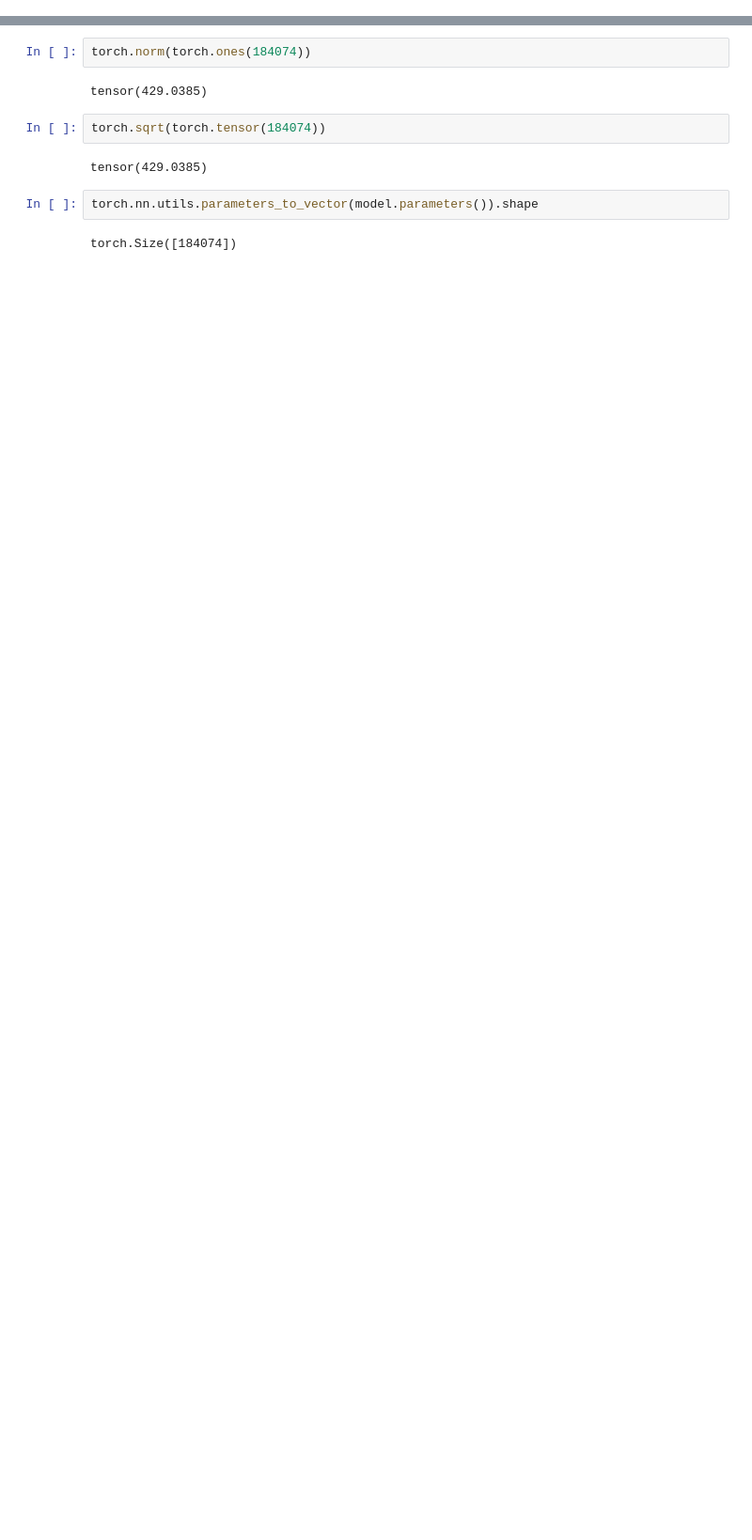
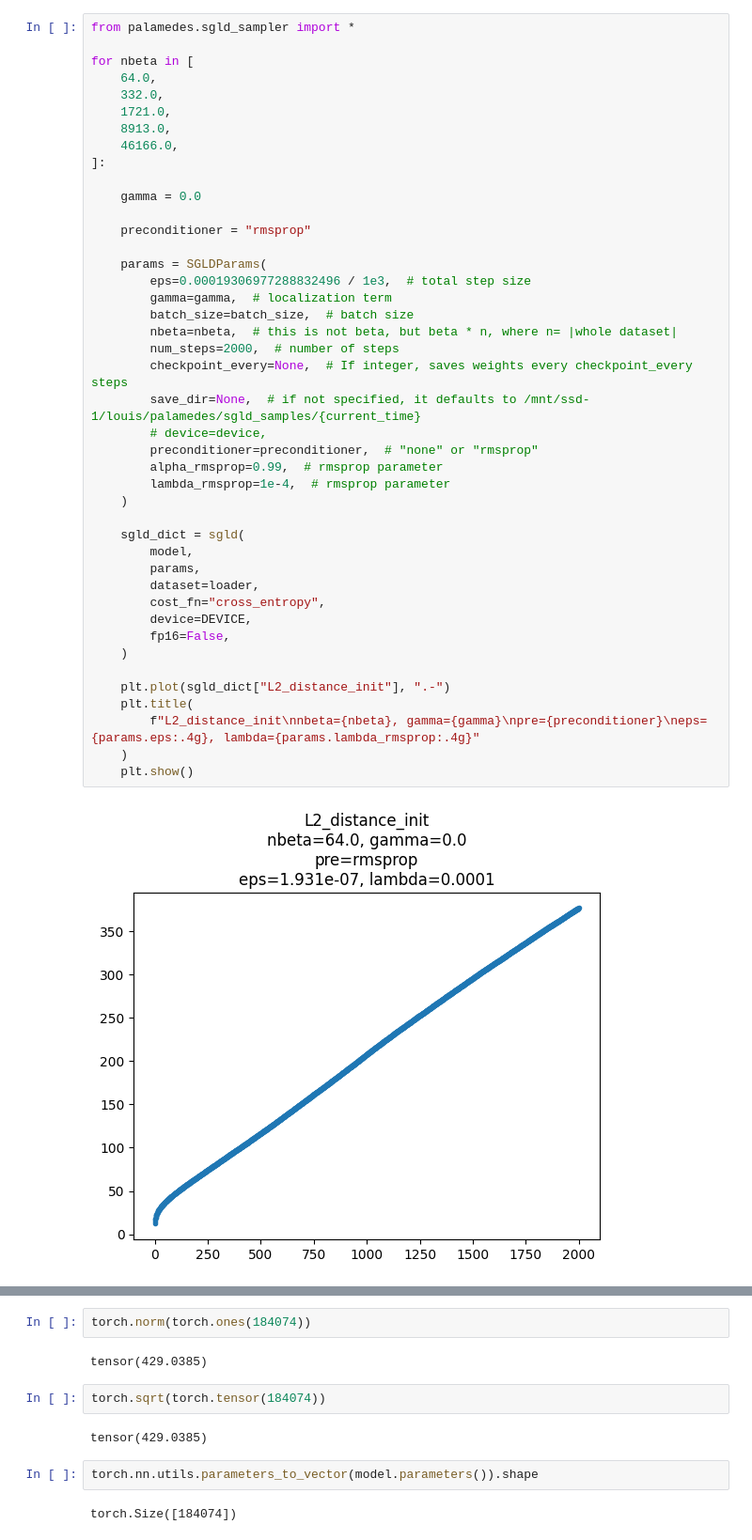
Before and after one commit to EleutherAI/tyche, a Jupyter notebook: notebooks/sgld_devinterp.ipynb, the cells around one changed output, grey strips where cells are left out. Shown at 94% size. Drawn from its saved outputs; the diff is of its cells as text; blank space fills up the shorter version.

```diff
--- a/notebooks/sgld_devinterp.ipynb
+++ b/notebooks/sgld_devinterp.ipynb
@@ -45,0 +97,45 @@ loader = torch.utils.data.DataLoader(data, batch_size=batch_size, shuffle=True)
+# %%
+from palamedes.sgld_sampler import *
+
+for nbeta in [
+    64.0,
+    332.0,
+    1721.0,
+    8913.0,
+    46166.0,
+]:
+
+    gamma = 0.0
+
+    preconditioner = "rmsprop"
+
+    params = SGLDParams(
+        eps=0.00019306977288832496 / 1e3,  # total step size
+        gamma=gamma,  # localization term
+        batch_size=batch_size,  # batch size
+        nbeta=nbeta,  # this is not beta, but beta * n, where n= |whole dataset|
+        num_steps=2000,  # number of steps
+        checkpoint_every=None,  # If integer, saves weights every checkpoint_every steps
+        save_dir=None,  # if not specified, it defaults to /mnt/ssd-1/louis/palamedes/sgld_samples/{current_time}
+        # device=device,
+        preconditioner=preconditioner,  # "none" or "rmsprop"
+        alpha_rmsprop=0.99,  # rmsprop parameter
+        lambda_rmsprop=1e-4,  # rmsprop parameter
+    )
+
+    sgld_dict = sgld(
+        model,
+        params,
+        dataset=loader,
+        cost_fn="cross_entropy",
+        device=DEVICE,
+        fp16=False,
+    )
+
+    plt.plot(sgld_dict["L2_distance_init"], ".-")
+    plt.title(
+        f"L2_distance_init\nnbeta={nbeta}, gamma={gamma}\npre={preconditioner}\neps={params.eps:.4g}, lambda={params.lambda_rmsprop:.4g}"
+    )
+    plt.show()
+# %% [output]
+[figure, added]
```
Also changed, not shown: parts of 25 cells of this notebook.
